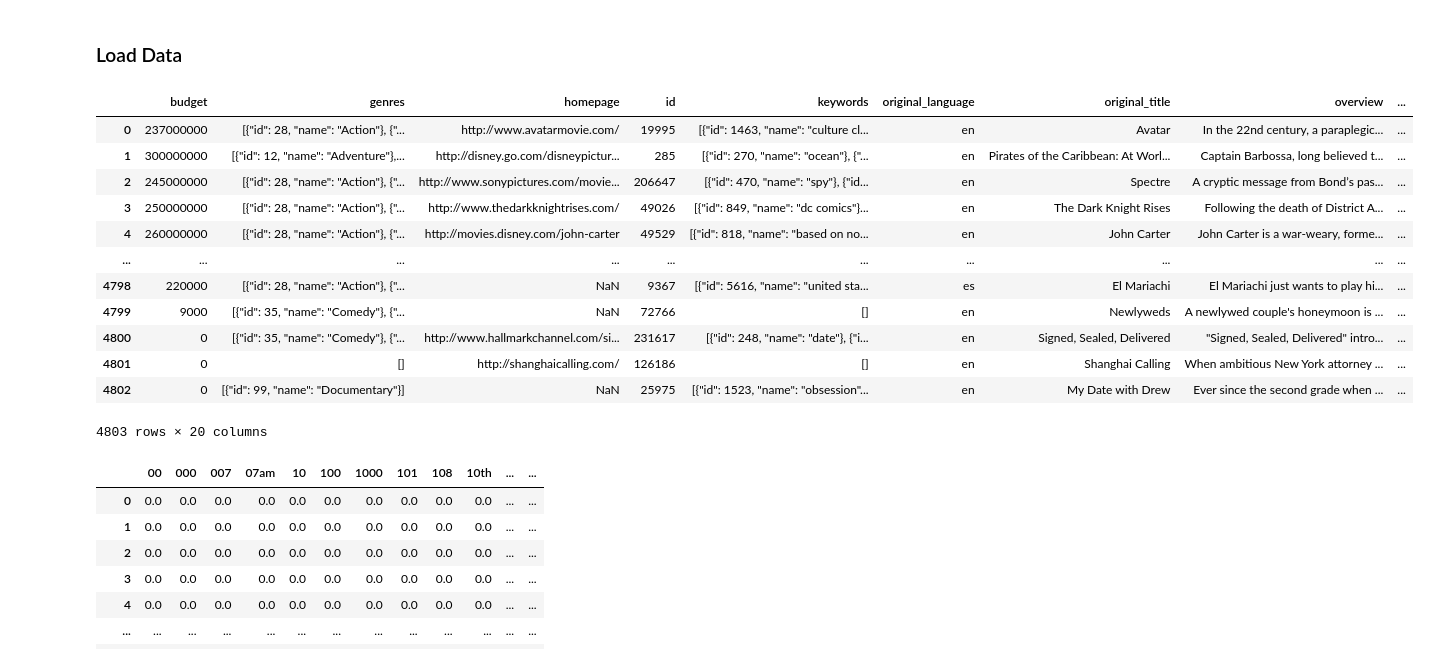
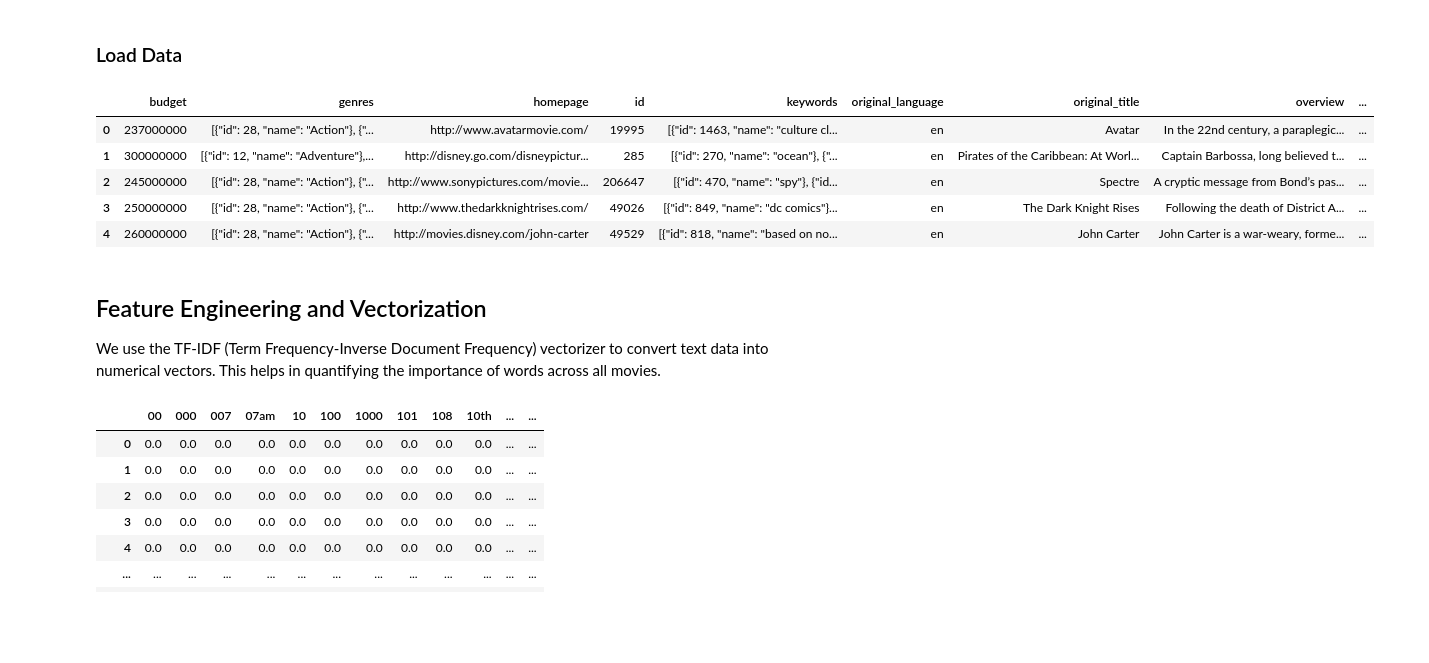
Before and after one commit to SHAH-MEER/DataScience-MachineLearning-Projects, a Jupyter notebook: 12-Recommendation_Systems/Content_Based_Filtering_RS.ipynb, the cells around one changed output. Saved outputs shown, nothing was run; the diff lists cells and outputs as text; code cells hidden in the pictures; blank space fills up the shorter version.

```diff
--- a/12-Recommendation_Systems/Content_Based_Filtering_RS.ipynb
+++ b/12-Recommendation_Systems/Content_Based_Filtering_RS.ipynb
@@ -11,19 +34,16 @@ from sklearn.feature_extraction.text import TfidfVectorizer
 
 movies = pd.read_csv("data/movies.csv", sep=",")
 # %%
-movies
+movies.head()
 # %% [output]
 |  | budget | genres | homepage | id | keywords | original_language | original_title | overview | ... |
 | 0 | 237000000 | [{"id": 28, "name": "Action"}, {"... | http://www.avatarmovie.com/ | 19995 | [{"id": 1463, "name": "culture cl... | en | Avatar | In the 22nd century, a paraplegic... | ... |
 | 1 | 300000000 | [{"id": 12, "name": "Adventure"},... | http://disney.go.com/disneypictur... | 285 | [{"id": 270, "name": "ocean"}, {"... | en | Pirates of the Caribbean: At Worl... | Captain Barbossa, long believed t... | ... |
 | 2 | 245000000 | [{"id": 28, "name": "Action"}, {"... | http://www.sonypictures.com/movie... | 206647 | [{"id": 470, "name": "spy"}, {"id... | en | Spectre | A cryptic message from Bond’s pas... | ... |
 | 3 | 250000000 | [{"id": 28, "name": "Action"}, {"... | http://www.thedarkknightrises.com/ | 49026 | [{"id": 849, "name": "dc comics"}... | en | The Dark Knight Rises | Following the death of District A... | ... |
 | 4 | 260000000 | [{"id": 28, "name": "Action"}, {"... | http://movies.disney.com/john-carter | 49529 | [{"id": 818, "name": "based on no... | en | John Carter | John Carter is a war-weary, forme... | ... |
-| ... | ... | ... | ... | ... | ... | ... | ... | ... | ... |
-| 4798 | 220000 | [{"id": 28, "name": "Action"}, {"... | NaN | 9367 | [{"id": 5616, "name": "united sta... | es | El Mariachi | El Mariachi just wants to play hi... | ... |
-| 4799 | 9000 | [{"id": 35, "name": "Comedy"}, {"... | NaN | 72766 | [] | en | Newlyweds | A newlywed couple's honeymoon is ... | ... |
-| 4800 | 0 | [{"id": 35, "name": "Comedy"}, {"... | http://www.hallmarkchannel.com/si... | 231617 | [{"id": 248, "name": "date"}, {"i... | en | Signed, Sealed, Delivered | "Signed, Sealed, Delivered" intro... | ... |
-| 4801 | 0 | [] | http://shanghaicalling.com/ | 126186 | [] | en | Shanghai Calling | When ambitious New York attorney ... | ... |
-| 4802 | 0 | [{"id": 99, "name": "Documentary"}] | NaN | 25975 | [{"id": 1523, "name": "obsession"... | en | My Date with Drew | Ever since the second grade when ... | ... |
-4803 rows × 20 columns
+# %% [markdown]
+## Feature Engineering and Vectorization
+
+We use the TF-IDF (Term Frequency-Inverse Document Frequency) vectorizer to convert text data into numerical vectors. This helps in quantifying the importance of words across all movies.
 # %%
```
Also changed, not shown: parts of 14 cells of this notebook, 3 other files.
